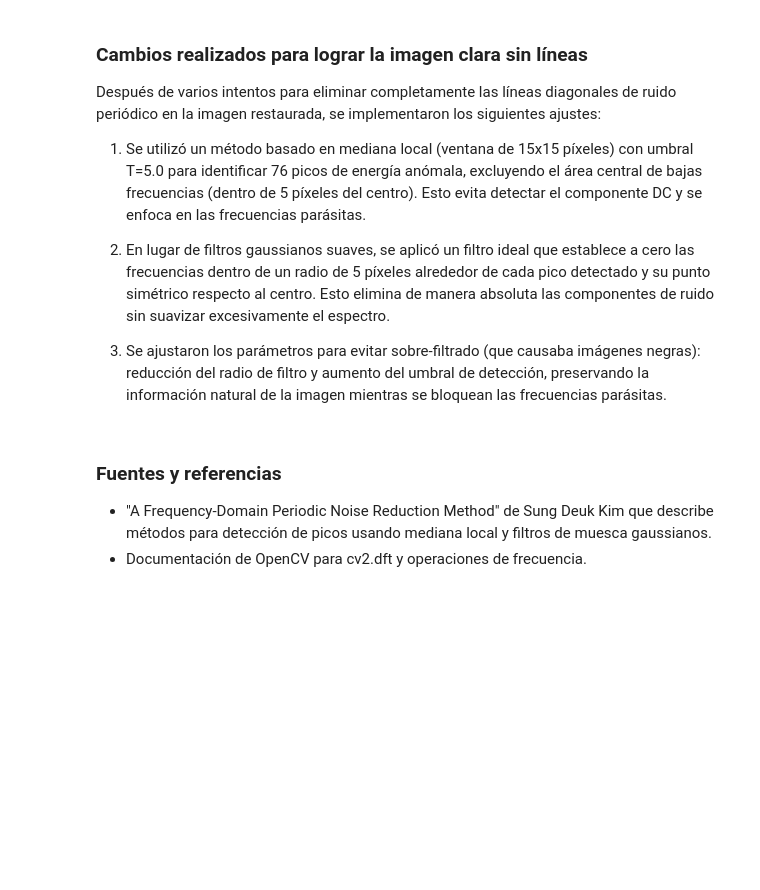
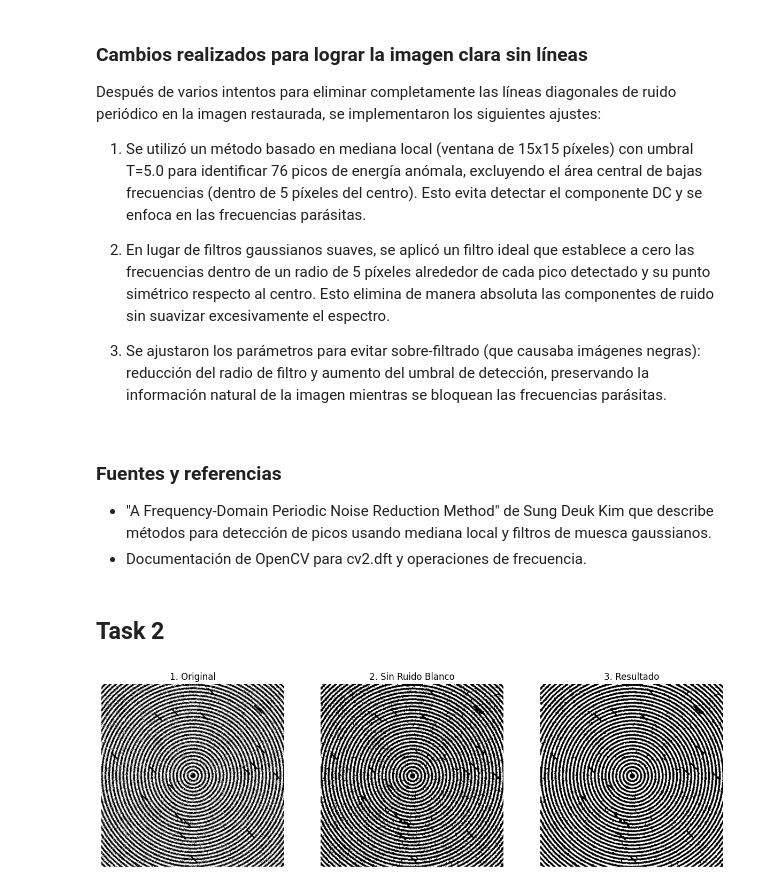
Before and after one commit to BiancaCalderon/VC_LAB2, a Jupyter notebook: LAB2.ipynb, the cells around one changed output. Drawn from its saved outputs; the diff is of its cells as text; code cells hidden in the pictures; blank space fills up the shorter version.

Commit message:
feat: task 2 done

```diff
--- a/LAB2.ipynb
+++ b/LAB2.ipynb
@@ -177,3 +177,30 @@ Después de varios intentos para eliminar completamente las líneas diagonales d
 
 - "A Frequency-Domain Periodic Noise Reduction Method" de Sung Deuk Kim que describe métodos para detección de picos usando mediana local y filtros de muesca gaussianos.
 - Documentación de OpenCV para cv2.dft y operaciones de frecuencia.
+# %% [markdown]
+## Task 2
+# %%
+img_finger = cv2.imread('fingerprint_noisy.png', cv2.IMREAD_GRAYSCALE)
+_, binary_finger = cv2.threshold(img_finger, 127, 255, cv2.THRESH_BINARY)
+
+se_tiny = np.ones((2, 2), np.uint8)
+se_cross = cv2.getStructuringElement(cv2.MORPH_CROSS, (3, 3))
+
+# Eliminar ruido blanco
+step2_cleaned = cv2.morphologyEx(binary_finger, cv2.MORPH_OPEN, se_tiny)
+
+# El cierre para llenar los agujeros blancos
+final_finger = cv2.morphologyEx(step2_cleaned, cv2.MORPH_CLOSE, se_cross)
+
+plt.figure(figsize=(15, 5))
+titles = ['1. Original', '2. Sin Ruido Blanco', '3. Resultado']
+imgs = [binary_finger, step2_cleaned, final_finger]
+
+for i in range(3):
+    plt.subplot(1, 3, i+1)
+    plt.imshow(imgs[i], cmap='gray')
+    plt.title(titles[i])
+    plt.axis('off')
+plt.show()
+# %% [output]
+[figure, added]
```
Also changed, not shown: parts of 3 cells of this notebook.
